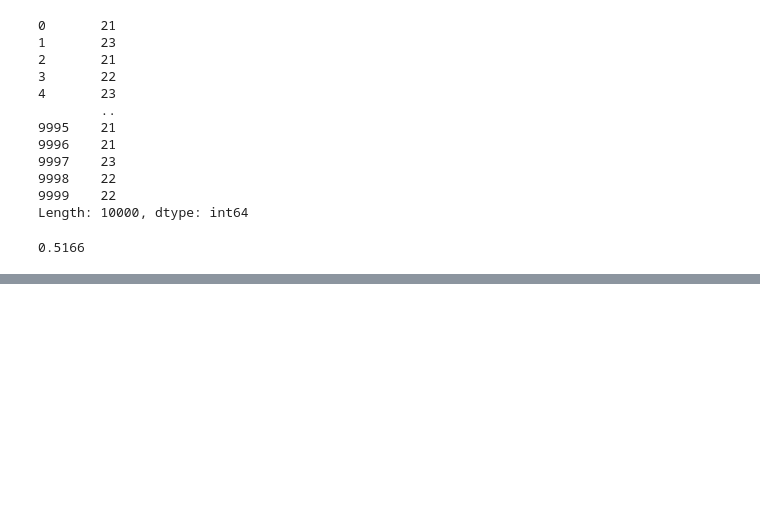
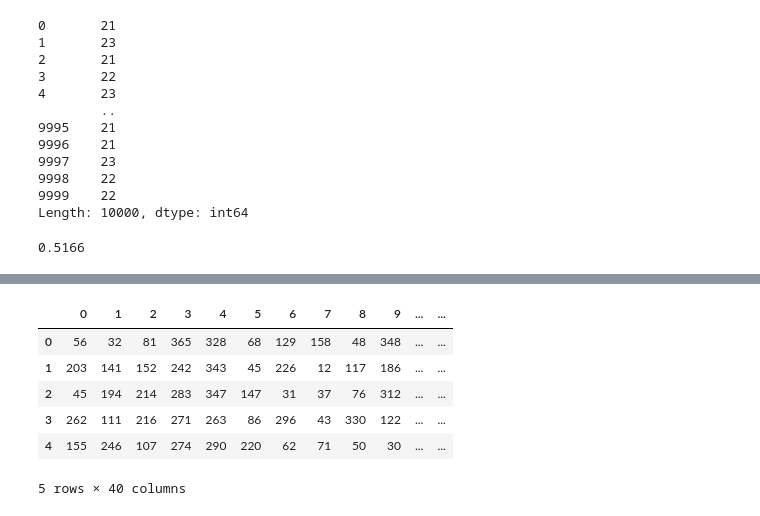
Before and after one commit to chadallen210/statistics-exercises, a Jupyter notebook: statistics-exercises.ipynb, the cells around one changed output, grey strips where cells are left out. Drawn from its saved outputs; the diff is of its cells as text; code cells hidden in the pictures; blank space fills up the shorter version.

```diff
--- a/statistics-exercises.ipynb
+++ b/statistics-exercises.ipynb
@@ -272,0 +413,8 @@ same23
+# %%
+bday = range(1,366)
+
+n_trials = n_rows = 10000
+n_people = n_cols = 40
+
+data40 = np.random.choice(bday, n_trials * n_people).reshape(n_rows, n_cols)
+data40
@@ -272,0 +429,11 @@ same23
+# %%
+bdays40_df = pd.DataFrame(data40)
+bdays40_df.head()
+# %% [output]
+|  | 0 | 1 | 2 | 3 | 4 | 5 | 6 | 7 | 8 | 9 | ... | ... |
+| 0 | 56 | 32 | 81 | 365 | 328 | 68 | 129 | 158 | 48 | 348 | ... | ... |
+| 1 | 203 | 141 | 152 | 242 | 343 | 45 | 226 | 12 | 117 | 186 | ... | ... |
+| 2 | 45 | 194 | 214 | 283 | 347 | 147 | 31 | 37 | 76 | 312 | ... | ... |
+| 3 | 262 | 111 | 216 | 271 | 263 | 86 | 296 | 43 | 330 | 122 | ... | ... |
+| 4 | 155 | 246 | 107 | 274 | 290 | 220 | 62 | 71 | 50 | 30 | ... | ... |
+5 rows × 40 columns
```
Also changed, not shown: parts of 40 cells of this notebook.
